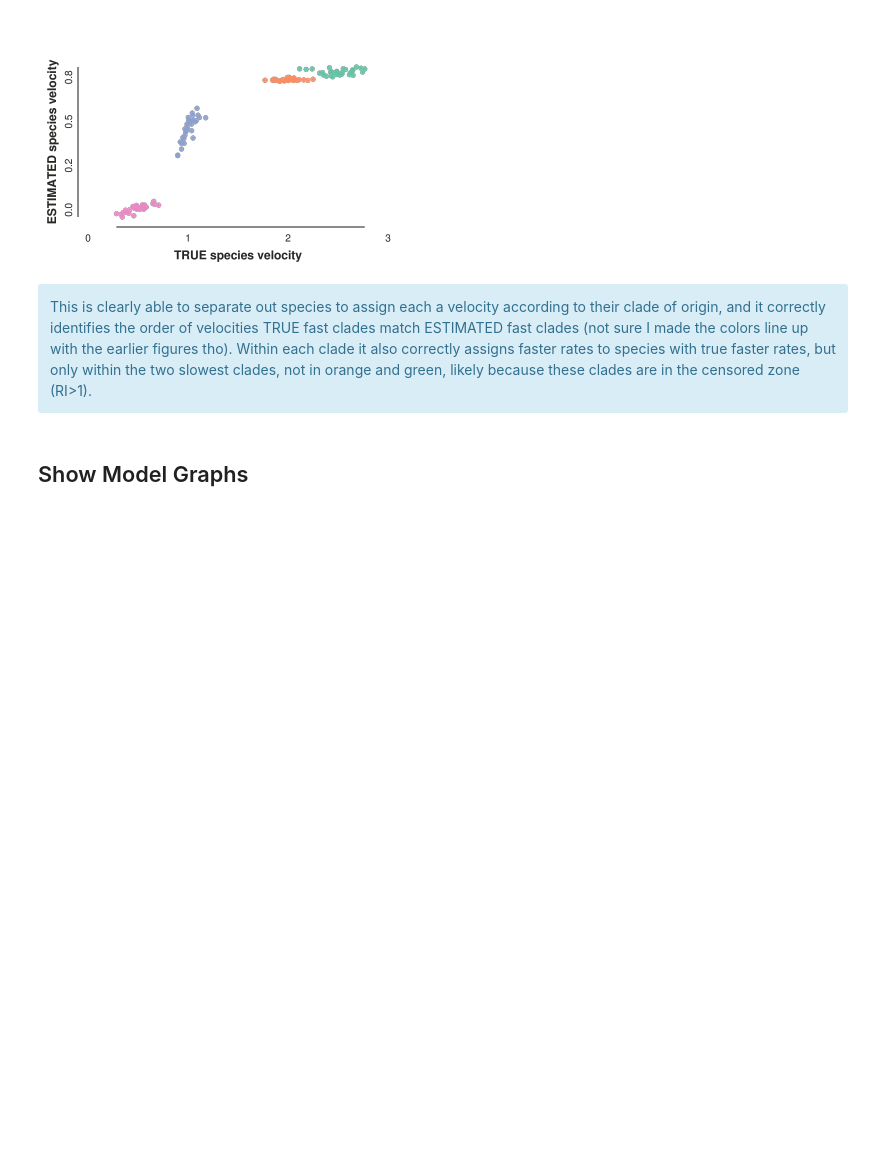
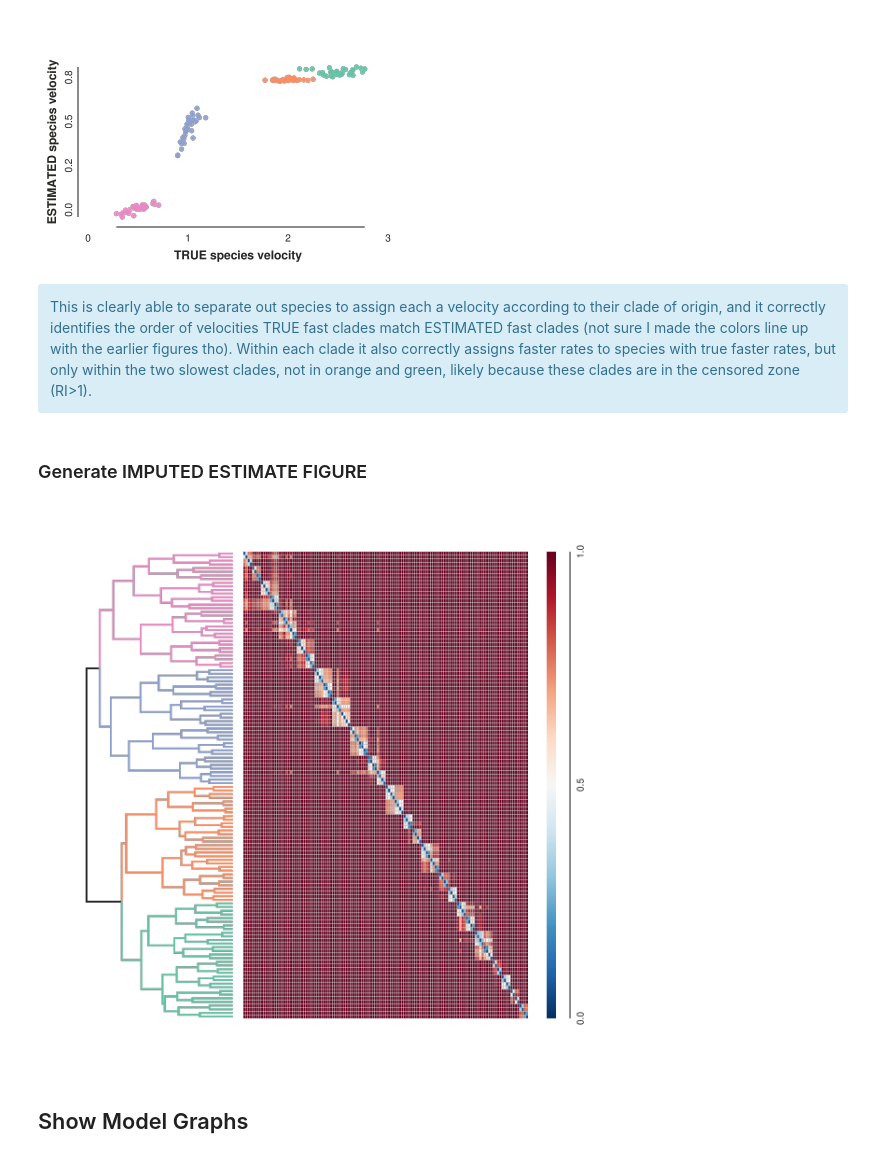
Before and after one commit to eaton-lab/oaks-thesis, a Jupyter notebook: notebooks/DE-phylo-example.ipynb, the cells around one changed output. Drawn from its saved outputs; the diff is of its cells as text; code cells hidden in the pictures; blank space fills up the shorter version.

```diff
--- a/notebooks/DE-phylo-example.ipynb
+++ b/notebooks/DE-phylo-example.ipynb
@@ -794,6 +792,62 @@ toyplot.scatterplot(
 <div class='alert alert-info'>
 This is clearly able to separate out species to assign each a velocity according to their clade of origin, and it correctly identifies the order of velocities TRUE fast clades match ESTIMATED fast clades (not sure I made the colors line up with the earlier figures tho). Within each clade it also correctly assigns faster rates to species with true faster rates, but only within the two slowest clades, not in orange and green, likely because these clades are in the censored zone (RI>1).
 </div>
+# %% [markdown]
+### Generate IMPUTED ESTIMATE FIGURE
+# %%
+# get canvas size
+canvas = toyplot.Canvas(width=600, height=600);
+
+# colormap for values between 0-1
+cmap = toyplot.color.LinearMap(domain_min=0, domain_max=1.0)
+
+# add tree to canvas
+ax0 = canvas.cartesian(bounds=(50, 210, 50, 550), show=False)
+TREE.draw(
+    axes=ax0,
+    layout='r',
+    tip_labels=False,
+    edge_colors=TREE.get_edge_values_mapped({
+        248: toytree.colors[0],
+        249: toytree.colors[1],
+        250: toytree.colors[2],
+        251: toytree.colors[3],
+    }),
+);
+
+maxdist = max([
+    get_dist(TREE, i, j) / 2. for (i, j) in itertools.product(range(128), range(128))
+])
+
+# add heatmap
+ax1 = canvas.table(rows=128, columns=128, bounds=(220, 525, 50, 550), margin=20)
+for t0 in TREE.get_tip_labels():
+    for t1 in TREE.get_tip_labels():
+
+        # generate error
+        ridx = name2nidx[t0]
+        cidx = name2nidx[t1]
+        dist = (get_dist(TREE, ridx, cidx) / 2.) / maxdist
+
+        # spp_effects slope RI here already has Beta included.
+        spp_effects = RI_ESTIMATE[ridx] + RI_ESTIMATE[cidx]
+        ri = 𝛼_mean + (spp_effects) * dist
+
+        # normalize -- cannot be >1 or <0
+        col = cmap.color(ri)
+        ax1.cells.cell[ridx, cidx].style = {
+            "fill": col, "stroke": "none"
+        }
+
+# dividers
+ax1.body.gaps.columns[...] = 0.5
+ax1.body.gaps.rows[...] = 0.5
+
+# add a colorbar
+numberline = canvas.numberline(550, 550, 550, 50)
+numberline.colormap(cmap, style={"stroke-width":5})
+# %% [output]
+[figure, added]
 # %% [markdown]
 ## Show Model Graphs
 # %%
```
Also changed, not shown: parts of 2 cells of this notebook.
